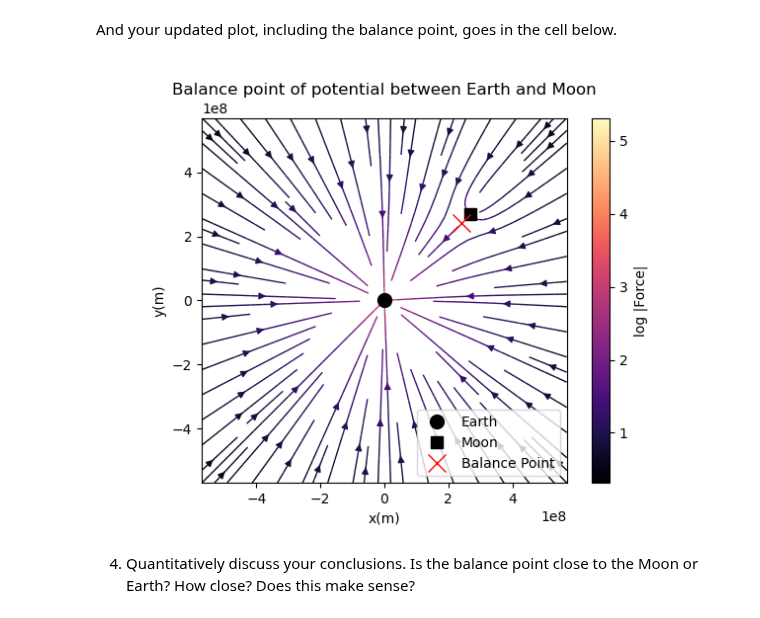
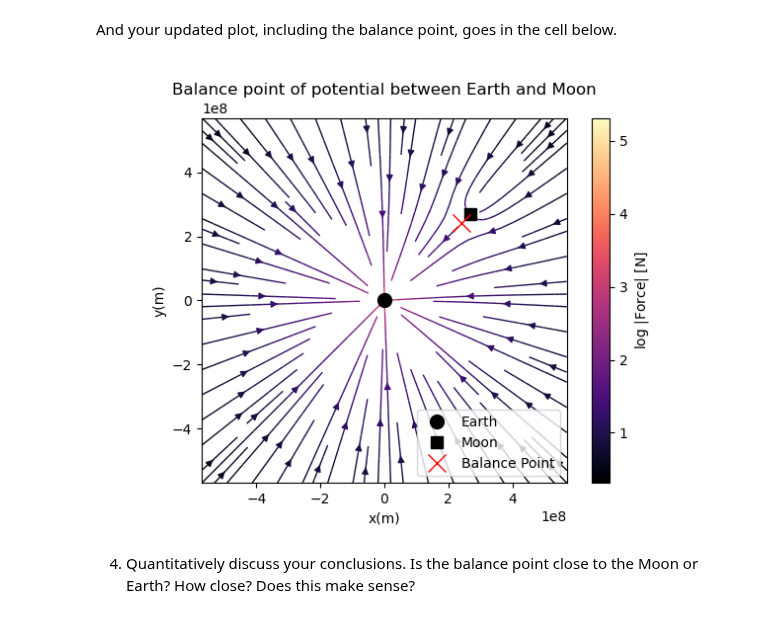
Before and after one commit to dh-2026/PHYS265-spring26, a Jupyter notebook: Lab1/lab1.ipynb, the cells around one changed output. Saved outputs shown, nothing was run; the diff lists cells and outputs as text; code cells hidden in the pictures.

```diff
--- a/Lab1/lab1.ipynb
+++ b/Lab1/lab1.ipynb
@@ -476,35 +476,35 @@ ax.plot(0, 0, 'ko',
 
 # Moon
 ax.plot(dem/np.sqrt(2), dem/np.sqrt(2), 'ks',
         markersize=8,
         label='Moon')
 
 r_M = dem / (1 + np.sqrt(m_e/m_m))
 r_E = dem - r_M
 
 x_balance = r_E/np.sqrt(2)
 y_balance = r_E/np.sqrt(2)
 
 # Balance point
 ax.plot(x_balance, y_balance,
         'rx', markersize=13,
         label='Balance Point')
 
 ax.set_aspect("equal")
 
 cbar = fig5.colorbar(stream.lines)
-cbar.set_label("log |Force|")
+cbar.set_label(r"log |Force| $[\mathrm{N}]$")
 
 ax.legend(loc="lower right")
 
 # axis labels and title
 ax.set_title("Balance point of potential between Earth and Moon")
 ax.set_xlabel("x(m)")
 ax.set_ylabel("y(m)")
 
 plt.show()
 # %% [output]
-[figure, old version]
+[figure, new version]
 # %% [markdown]
 4. Quantitatively discuss your conclusions. Is the balance point close to the Moon or Earth? How close? Does this make sense?
 # %% [markdown]
```
Also changed, not shown: parts of 4 cells of this notebook.
